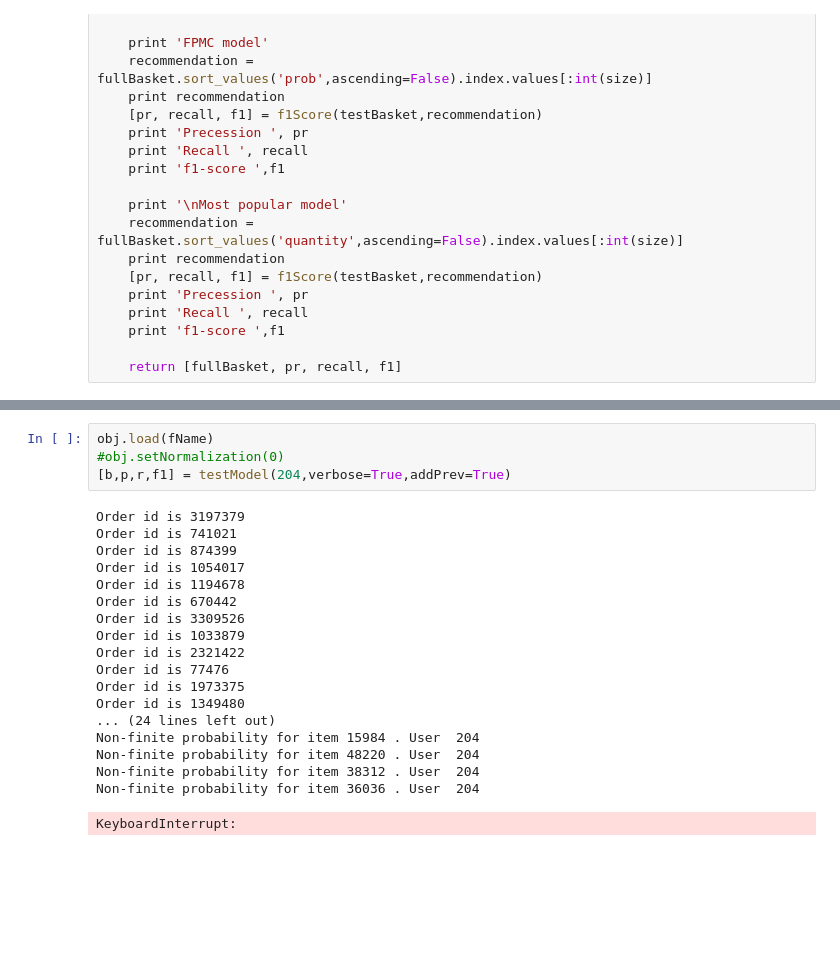
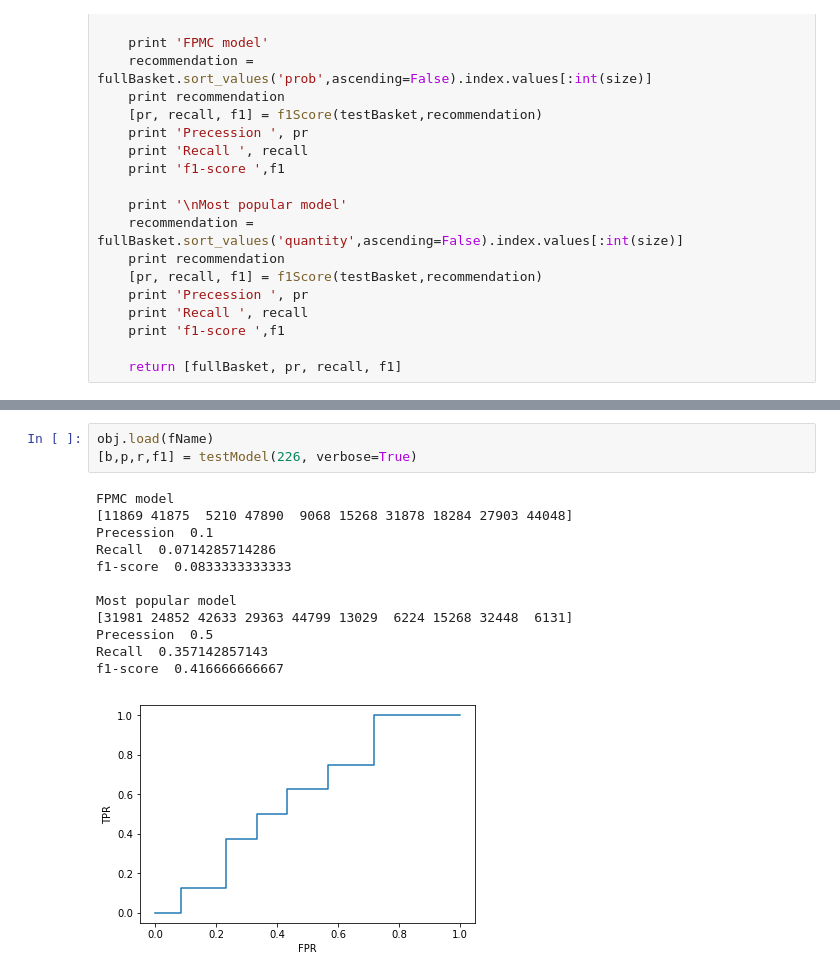
Before and after one commit to PhySci/instacart, a Jupyter notebook: FPMC/test FPMC.ipynb, the cells around one changed output, grey strips where cells are left out. Cells and saved outputs as stored; diff of their text form; blank space fills up the shorter version.

Commit message:
FPMS model: 10 June

```diff
--- a/FPMC/test FPMC.ipynb
+++ b/FPMC/test FPMC.ipynb
@@ -428,25 +240,18 @@ b
 # %%
 obj.load(fName)
-#obj.setNormalization(0)
-[b,p,r,f1] = testModel(204,verbose=True,addPrev=True)
+[b,p,r,f1] = testModel(226, verbose=True)
 # %% [output]
-Order id is 3197379
-Order id is 741021
-Order id is 874399
-Order id is 1054017
-Order id is 1194678
-Order id is 670442
-Order id is 3309526
-Order id is 1033879
-Order id is 2321422
-Order id is 77476
-Order id is 1973375
-Order id is 1349480
-... (24 lines left out)
-Non-finite probability for item 15984 . User  204
-Non-finite probability for item 48220 . User  204
-Non-finite probability for item 38312 . User  204
-Non-finite probability for item 36036 . User  204
+FPMC model
+[11869 41875  5210 47890  9068 15268 31878 18284 27903 44048]
+Precession  0.1
+Recall  0.0714285714286
+f1-score  0.0833333333333
+
+Most popular model
+[31981 24852 42633 29363 44799 13029  6224 15268 32448  6131]
+Precession  0.5
+Recall  0.357142857143
+f1-score  0.416666666667
-KeyboardInterrupt:
+[figure, added]
 # %%
 b
```
Also changed, not shown: parts of 41 cells of this notebook, 3 other files.
